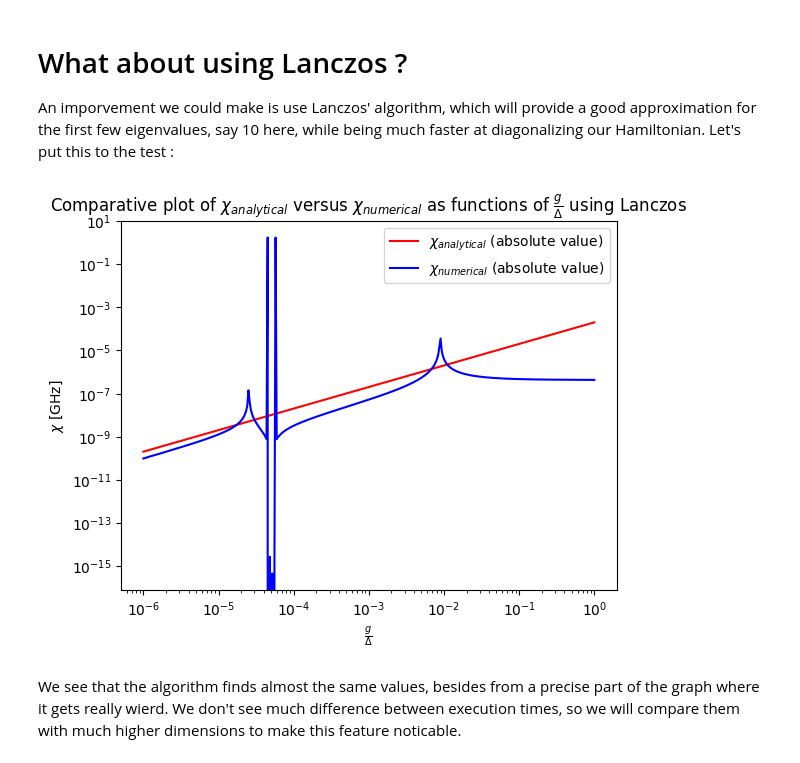
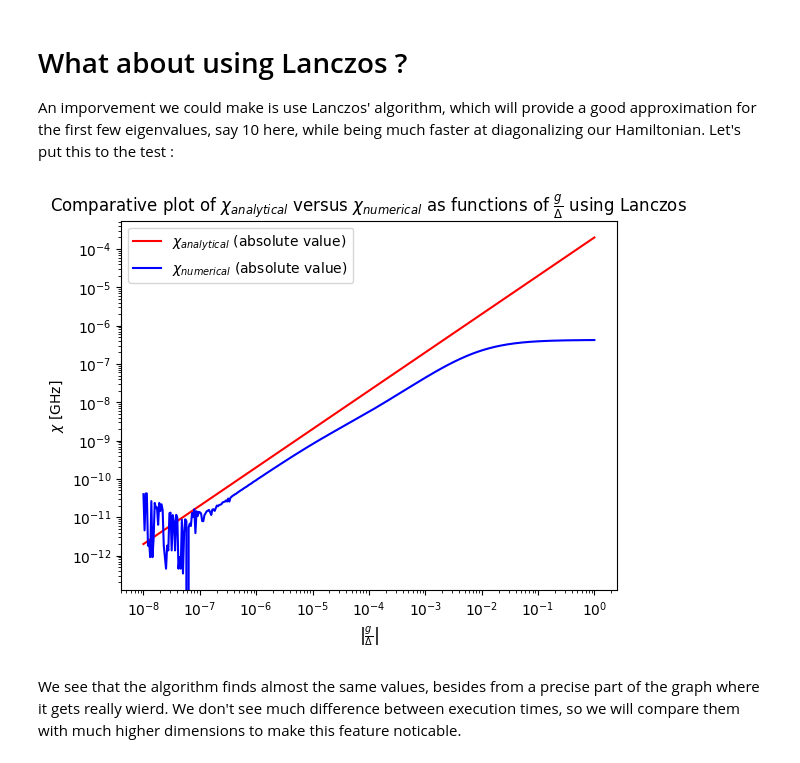
Before and after one commit to GabrielVandersippe/TR-informatique-quantique, a Jupyter notebook: find_chi_transmon_readout.ipynb, the cells around one changed output. Drawn from its saved outputs; the diff is of its cells as text; code cells hidden in the pictures.

```diff
--- a/find_chi_transmon_readout.ipynb
+++ b/find_chi_transmon_readout.ipynb
@@ -162,0 +163,32 @@ plt.show()
+# %%
+## ==== Omega Representation ====
+
+Omega_r = [omega_q - g/god for god in G_over_delta]
+
+Chi_numerical = []
+Chi_analytical = []
+
+for omega_r in Omega_r:
+    Delta = omega_q - omega_r
+    EL = omega_r**2 / (8 * ECR)
+
+    Chi_numerical.append(find_chi(ECT, ECR, ECoup, EJ, EL, resonator_trunc=20))
+
+    Chi_analytical.append(chi_analytical(Delta, g))
+
+fig, ax = plt.subplots()
+
+ax.plot(Omega_r, np.abs(Chi_analytical), c="r")
+ax.plot(Omega_r, np.abs(Chi_numerical), c="b")
+ax.legend(
+    [r"$\chi_{analytical}$ (absolute value)", r"$\chi_{numerical}$ (absolute value)"]
+)
+ax.set(
+    xlabel=r"$\omega_r$ $[rad.s^{-1}]$",
+    ylabel=r"$\chi \ [GHz]$",
+    title=r"Comparative plot of $\chi_{analytical}$ versus $\chi_{numerical}$ as functions of $\frac {g} {\Delta}$",
+    xscale="log",
+    yscale="log",
+)
+
+plt.show()
@@ -191,38 +225,38 @@ g = 4 * ECoup
 
 omega_q = np.sqrt(8 * EJ * ECT) - ECT
 
-G_over_delta = np.logspace(-6, 0, 400)
+G_over_delta = -np.logspace(-8, 0, 400)
 
 Chi_numerical = []
 Chi_analytical = []
 
 for g_over_delta in G_over_delta:
     Delta = g / g_over_delta
     omega_r = omega_q - Delta
     EL = omega_r**2 / (8 * ECR)
 
     Chi_numerical.append(find_chi_lanczos(ECT, ECR, ECoup, EJ, EL, resonator_trunc=20))
 
     Chi_analytical.append(chi_analytical(Delta, g))
 
 fig, ax = plt.subplots()
 
-ax.plot(G_over_delta, np.abs(Chi_analytical), c="r")
-ax.plot(G_over_delta, np.abs(Chi_numerical), c="b")
+ax.plot(-G_over_delta, np.abs(Chi_analytical), c="r")
+ax.plot(-G_over_delta, np.abs(Chi_numerical), c="b")
 ax.legend(
     [r"$\chi_{analytical}$ (absolute value)", r"$\chi_{numerical}$ (absolute value)"]
 )
 ax.set(
-    xlabel=r"$\frac {g} {\Delta}$",
+    xlabel=r"$\left|\frac {g} {\Delta}\right|$",
     ylabel=r"$\chi$ [GHz]",
     title=r"Comparative plot of $\chi_{analytical}$ versus $\chi_{numerical}$ as functions of $\frac {g} {\Delta}$ using Lanczos",
     xscale="log",
     yscale="log",
 )
 
 plt.show()
 # %% [output]
-[figure, old version]
+[figure, new version]
 # %% [markdown]
 We see that the algorithm finds almost the same values, besides from a precise part of the graph where it gets really wierd. We don't see much difference between execution times, so we will compare them with much higher dimensions to make this feature noticable.
 # %%
```
Also changed, not shown: parts of 3 cells of this notebook.
